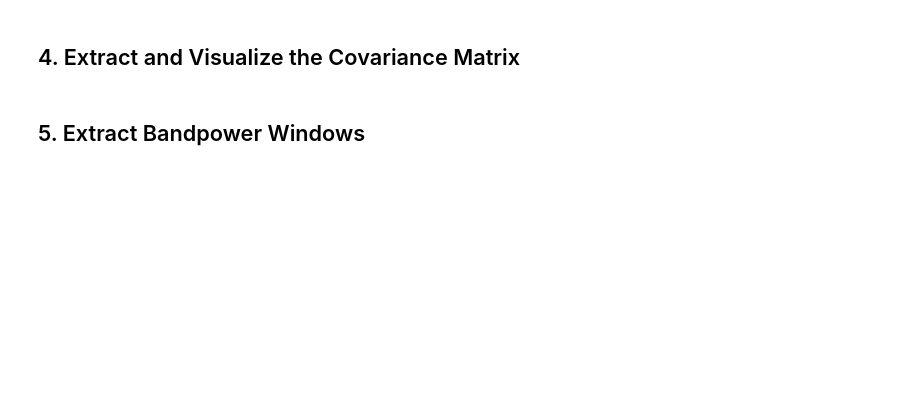
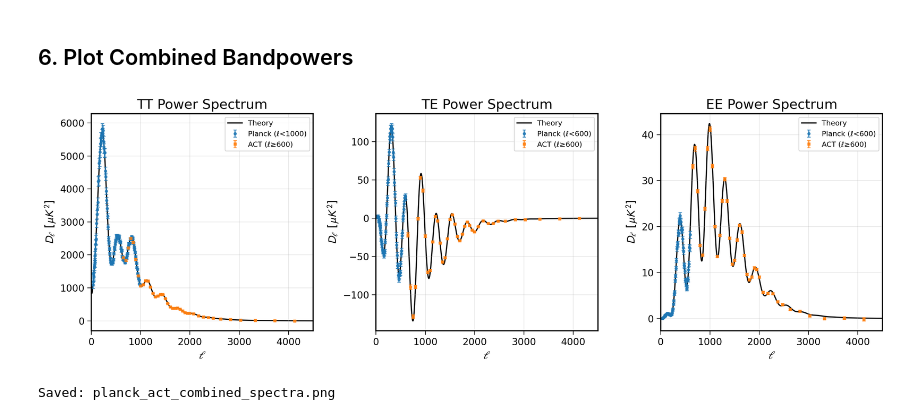
Before and after one commit to ACTCollaboration/dr6plus_lenslike, a Jupyter notebook: notebooks/explore_dr6_cmbonly.ipynb, the cells around one changed output. Drawn from its saved outputs; the diff is of its cells as text; code cells hidden in the pictures; blank space fills up the shorter version.

```diff
--- a/notebooks/explore_dr6_cmbonly.ipynb
+++ b/notebooks/explore_dr6_cmbonly.ipynb
@@ -125,32 +436,45 @@ for name in ['TT', 'TE', 'EE']:
+# %% [markdown]
+## 6. Plot Combined Bandpowers
 # %%
-# Plot spectra with theory curves
-if spectra:
-    n = len(spectra)
-    fig, axes = plt.subplots(1, n, figsize=(5*n, 5))
-    if n == 1: axes = [axes]
+# Plot combined spectra with theory curves
+fig, axes = plt.subplots(1, 3, figsize=(15, 5))
 
-    for ax, (name, data) in zip(axes, spectra.items()):
-        ells, cls, errs = data['ells'], data['cls'], data['errs']
-        dls = cls  # SACC already stores Dℓ
-        dl_errs = errs  # errors also in Dℓ units
+for ax, name in zip(axes, ['TT', 'TE', 'EE']):
+    # Plot theory curve (gray, behind data)
+    if name in theory_spectra:
+        th = theory_spectra[name]
+        ax.plot(th['ells'], th['dls'], 'black', lw=1.5, alpha=1, label='Theory', zorder=1)
 
-        # Plot theory curve (behind data)
-        if name in theory_spectra:
-            th = theory_spectra[name]
-            ax.plot(th['ells'], th['dls'], 'gray', lw=1.5, alpha=0.7, label='Theory', zorder=1)
+    # Plot Planck data (blue)
+    if name in planck_cut:
+        p = planck_cut[name]
+        ax.errorbar(p['ells'], p['dls'], yerr=p['errs'],
+                   fmt='o', capsize=2, ms=3, color='C0', alpha=0.8,
+                   label=f"Planck (ℓ<{ELL_CUTS[name]['planck_max']})", zorder=2)
 
-        # Plot data points
-        if dl_errs is not None:
-            ax.errorbar(ells, dls, yerr=dl_errs, fmt='o', capsize=2, ms=4, label='Data', zorder=2)
-        else:
-            ax.plot(ells, dls, 'o', ms=4, label='Data', zorder=2)
+    # Plot ACT data (orange)
+    if name in act_cut:
+        a = act_cut[name]
+        ax.errorbar(a['ells'], a['dls'], yerr=a['errs'],
+                   fmt='s', capsize=2, ms=3, color='C1', alpha=0.8,
+                   label=f"ACT (ℓ≥{ELL_CUTS[name]['act_min']})", zorder=2)
 
-        ax.set_xlabel(r'$\ell$')
-        ax.set_ylabel(r'$D_\ell$ [$\mu K^2$]')
-        ax.set_title(f'{name} Power Spectrum')
-        ax.legend()
-        ax.grid(True, alpha=0.3)
-    plt.tight_layout()
-    plt.show()
+    ax.set_xlabel(r'$\ell$')
+    ax.set_ylabel(r'$D_\ell$ [$\mu K^2$]')
+    ax.set_title(f'{name} Power Spectrum')
+    ax.legend(fontsize=9)
+    ax.grid(True, alpha=0.3)
+
+    # Set appropriate y-limits
+    if name == 'TT':
+        ax.set_xlim(0, 4500)
+    elif name in ['TE', 'EE']:
+        ax.set_xlim(0, 4500)
+
+plt.tight_layout()
+plt.savefig('planck_act_combined_spectra.png', dpi=150, bbox_inches='tight')
+plt.show()
+print("Saved: planck_act_combined_spectra.png")
+# %% [output]
+[figure, added]
+Saved: planck_act_combined_spectra.png
-# %% [markdown]
-## 4. Extract and Visualize the Covariance Matrix
@@ -185,2 +480,0 @@ else:
-# %% [markdown]
-## 5. Extract Bandpower Windows
```
Also changed, not shown: parts of 34 cells of this notebook.
